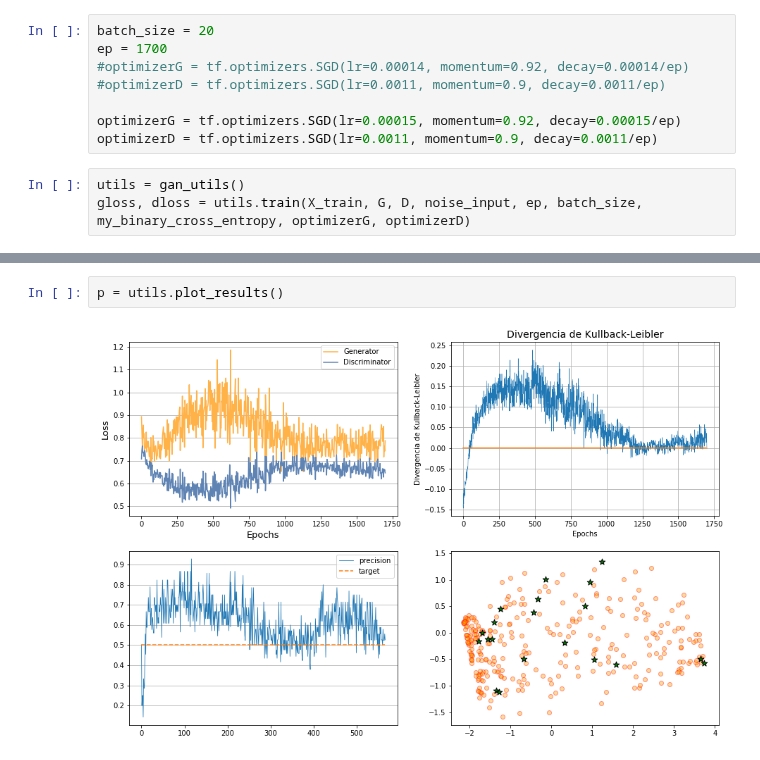
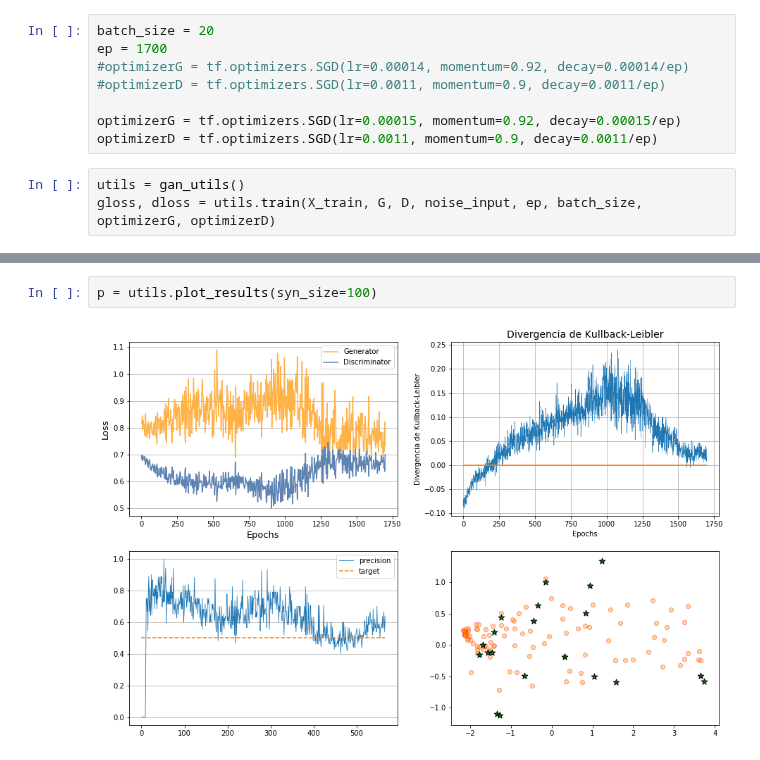
Before and after one commit to ejrueda/MasterUFPA, a Jupyter notebook: Proyectos/BioInformática/defensa/creating utils.ipynb, the cells around one changed output, grey strips where cells are left out. Saved outputs shown, nothing was run; the diff lists cells and outputs as text.

```diff
--- a/Proyectos/BioInformática/defensa/creating utils.ipynb
+++ b/Proyectos/BioInformática/defensa/creating utils.ipynb
@@ -290,5 +317,5 @@ optimizerG = tf.optimizers.SGD(lr=0.00015, momentum=0.92, decay=0.00015/ep)
 optimizerD = tf.optimizers.SGD(lr=0.0011, momentum=0.9, decay=0.0011/ep)
 # %%
 utils = gan_utils()
-gloss, dloss = utils.train(X_train, G, D, noise_input, ep, batch_size, my_binary_cross_entropy, optimizerG, optimizerD)
+gloss, dloss = utils.train(X_train, G, D, noise_input, ep, batch_size, optimizerG, optimizerD)
 # %% [output]
@@ -347,4 +388,4 @@ plt.legend();
 # %%
-p = utils.plot_results()
+p = utils.plot_results(syn_size=100)
 # %% [output]
-[figure, old version]
+[figure, new version]
```
Also changed, not shown: parts of 11 cells of this notebook, 5 other files.
